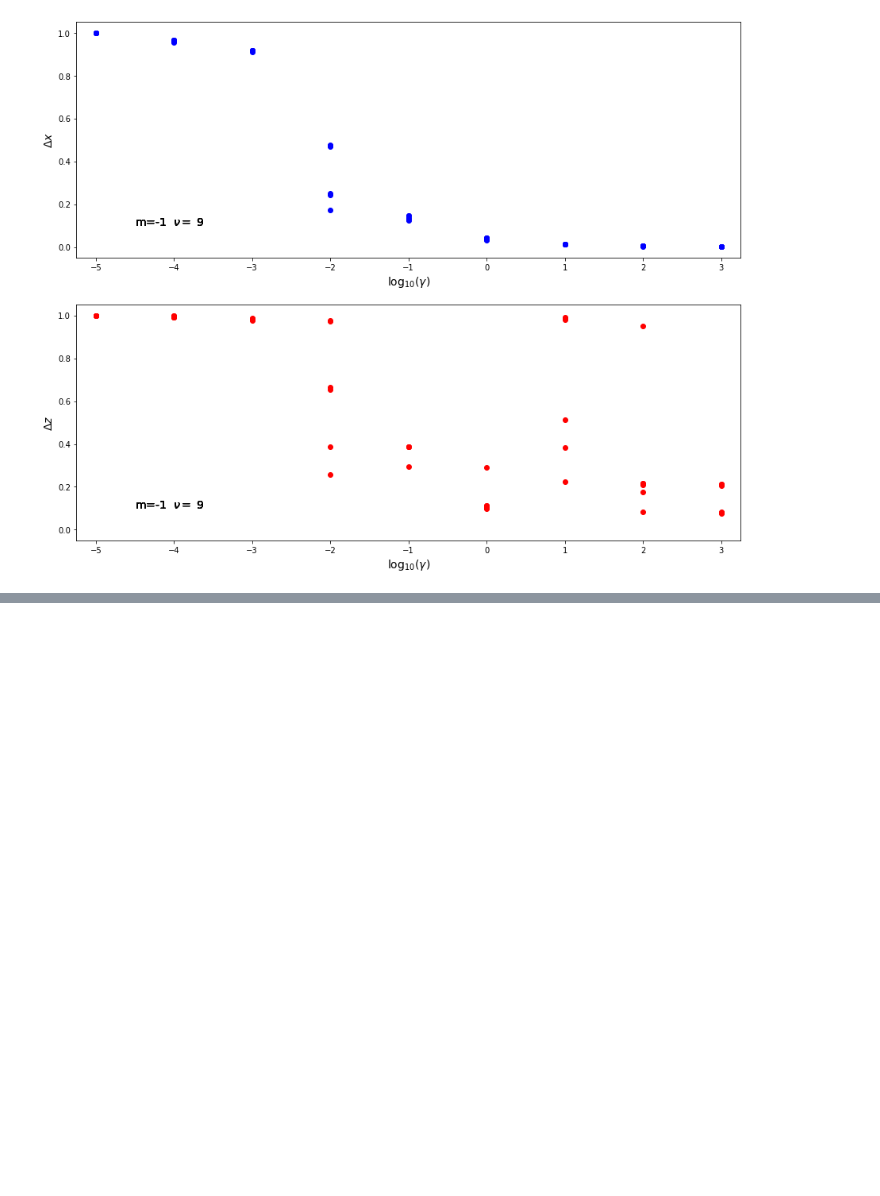
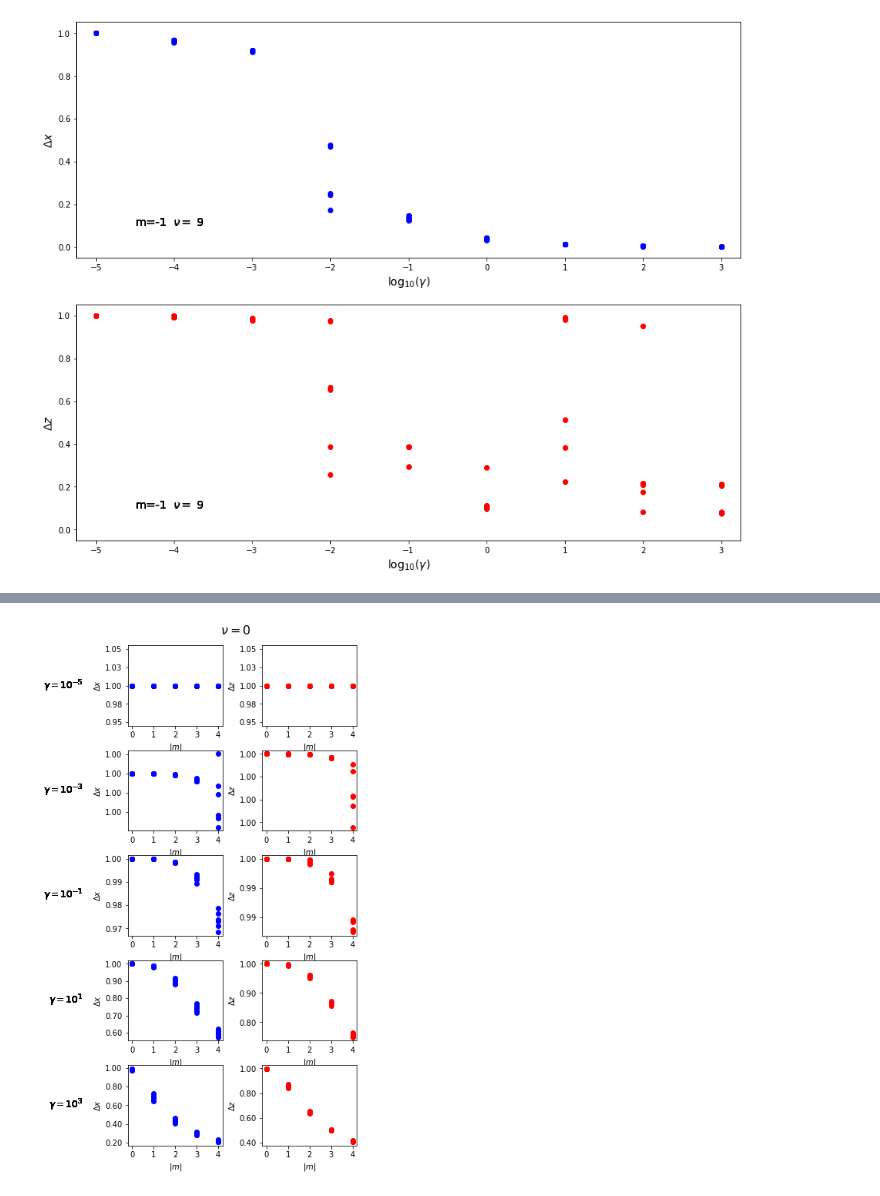
Before and after one commit to Mative3/Task_AstroE2022, a Jupyter notebook: Astro.ipynb, the cells around one changed output, grey strips where cells are left out. Drawn from its saved outputs; the diff is of its cells as text; code cells hidden in the pictures; blank space fills up the shorter version.

Commit message:
Incorporacion de nuevos datos

```diff
--- a/Astro.ipynb
+++ b/Astro.ipynb
@@ -243,0 +248,97 @@ for i in range(6):
+# %%
+from matplotlib.ticker import FormatStrFormatter
+
+lgamma=np.array([-5,-3,-1,1,3]);
+
+rows = ['{}'.format(col) for col in ['$ \gamma=10^{-5} $', '$\gamma=10^{-3}$', '$\gamma=10^{-1}$', '$\gamma=10^{1}$', '$\gamma=10^{3}$']];
+
+fig,ax=plt.subplots(len(lgamma),2,figsize=(5,10));
+plt.suptitle("$\\nu=0$", size=16);
+fig.tight_layout();
+
+fig,ay=plt.subplots(len(lgamma),2,figsize=(5,10));
+plt.suptitle("$\\nu=1$", size=16);
+fig.tight_layout();
+
+fig,az=plt.subplots(len(lgamma),2,figsize=(5,10));
+plt.suptitle("$\\nu=2$", size=16);
+fig.tight_layout();
+
+
+for i in range(5):
+
+    fnameA='m'+str(i)+'_ny0.dat';
+
+    nameA=Path('Datos',fnameA);
+
+    A=np.loadtxt(nameA);
+
+    fnameB='m'+str(i)+'_ny1.dat';
+
+    nameB=Path('Datos',fnameB);
+
+    B=np.loadtxt(nameB);
+
+    fnameC='m'+str(i)+'_ny2.dat';
+
+    nameC=Path('Datos',fnameC);
+
+    C=np.loadtxt(nameC);
+
+
+    for j in range(6):
+
+        for k in range(len(lgamma)):
+
+            ax[k,0].plot(i,A[k,j+j*5],'o',color='b');
+            ax[k,1].plot(i,A[k,j+1+j*5],'o',color='r');
+            ay[k,0].plot(i,B[k,j+j*5],'o',color='b');
+            ay[k,1].plot(i,B[k,j+1+j*5],'o',color='r');
+            az[k,0].plot(i,C[k,j+j*5],'o',color='b');
+            az[k,1].plot(i,C[k,j+1+j*5],'o',color='r');
+
+            ax[k,0].set_xlabel('$|m|$');
+            ax[k,1].set_xlabel('$|m|$');
+            ax[k,0].set_ylabel('$\Delta x$');
+            ax[k,1].set_ylabel('$\Delta z$');
+            ay[k,0].set_xlabel('$|m|$');
+            ay[k,1].set_xlabel('$|m|$');
+            ay[k,0].set_ylabel('$\Delta x$');
+            ay[k,1].set_ylabel('$\Delta z$');
+            az[k,0].set_xlabel('$|m|$');
+            az[k,1].set_xlabel('$|m|$');
+            az[k,0].set_ylabel('$\Delta x$');
+            az[k,1].set_ylabel('$\Delta z$');
+
+            ax[k,0].axis('tight');
+            ax[k,1].axis('tight');
+            ay[k,0].axis('tight');
+            ay[k,1].axis('tight');
+            az[k,0].axis('tight');
+            az[k,1].axis('tight');
+
+            ax[k,0].set_xticks([0,1,2,3,4]);
+            ax[k,1].set_xticks([0,1,2,3,4]);
+            ay[k,0].set_xticks([0,1,2,3,4]);
+            ay[k,1].set_xticks([0,1,2,3,4]);
+            az[k,0].set_xticks([0,1,2,3,4]);
+            az[k,1].set_xticks([0,1,2,3,4]);
+
+
+            ax[k,0].yaxis.set_major_formatter(FormatStrFormatter('%.2f'));
+            ax[k,1].yaxis.set_major_formatter(FormatStrFormatter('%.2f'));
+            ay[k,0].yaxis.set_major_formatter(FormatStrFormatter('%.2f'));
+            ay[k,1].yaxis.set_major_formatter(FormatStrFormatter('%.2f'));
+            az[k,0].yaxis.set_major_formatter(FormatStrFormatter('%.2f'));
+            az[k,1].yaxis.set_major_formatter(FormatStrFormatter('%.2f'));
+
+            pad=9;
+
+            for axes,row in zip(ax[:,0],rows):
+                axes.annotate(row,xy=(0, 0.5),xytext=(-axes.yaxis.labelpad-pad,0),xycoords=axes.yaxis.label,textcoords='offset points',size='large',ha='right',va='center');
+            for axes,row in zip(ay[:,0],rows):
+                axes.annotate(row,xy=(0, 0.5),xytext=(-axes.yaxis.labelpad-pad,0),xycoords=axes.yaxis.label,textcoords='offset points',size='large',ha='right',va='center');
+            for axes,row in zip(az[:,0],rows):
+                axes.annotate(row,xy=(0, 0.5),xytext=(-axes.yaxis.labelpad-pad,0),xycoords=axes.yaxis.label,textcoords='offset points',size='large',ha='right',va='center');
+# %% [output]
+[figure, added]
```
Also changed, not shown: parts of 5 cells of this notebook, 24 other files.
